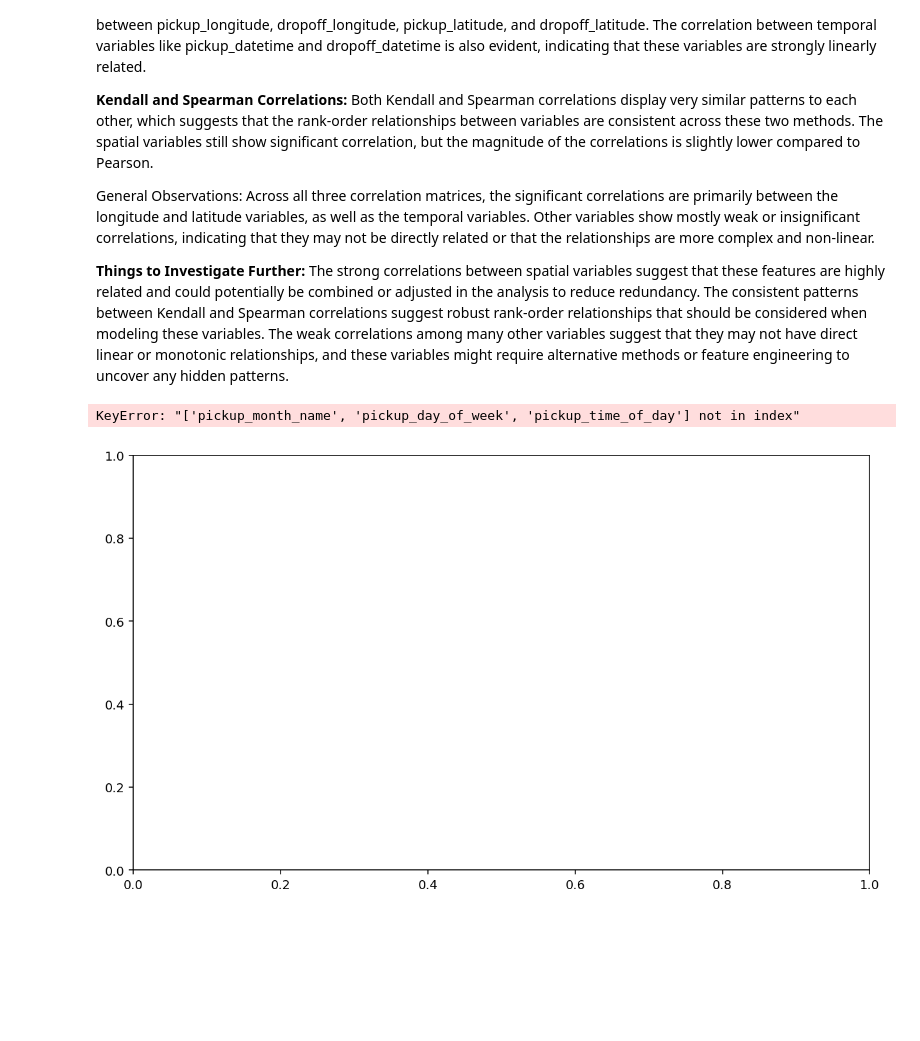
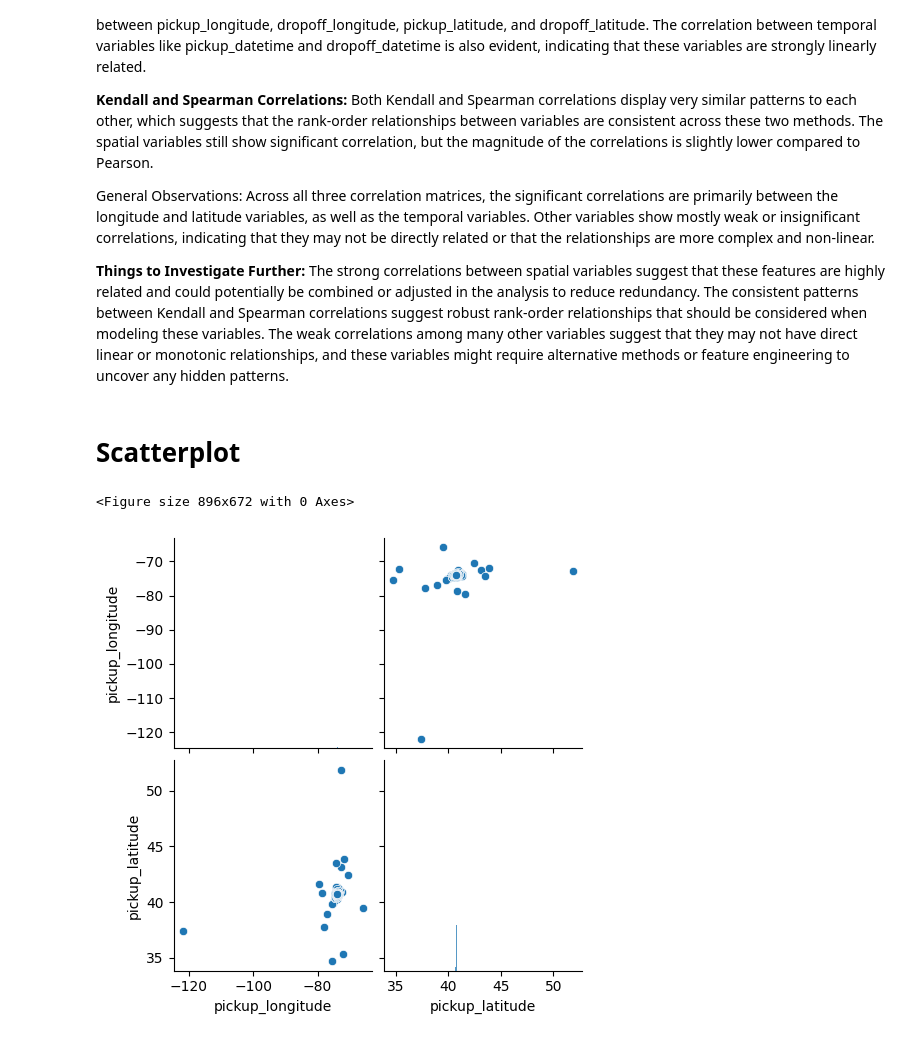
Before and after one commit to namozhdehi/KSR, a Jupyter notebook: NYC_Taxi_EDA.ipynb, the cells around one changed output. Cells and saved outputs as stored; diff of their text form; code cells hidden in the pictures; blank space fills up the shorter version.

```diff
--- a/NYC_Taxi_EDA.ipynb
+++ b/NYC_Taxi_EDA.ipynb
@@ -931,11 +928,19 @@ var.extend(dropoff)
-# %%
-# plotting heatmap usill all methods for all transaction variables
-plt.figure(figsize=(36,6), dpi=140)
-for j,i in enumerate(['pearson','kendall','spearman']):
-  plt.subplot(1,3,j+1)
-  correlation = numerical[var].dropna().corr(method=i)
-  sns.heatmap(correlation, linewidth = 2)
-  plt.title(i, fontsize=18)
-# %% [output]
-KeyError: "['pickup_month_name', 'pickup_day_of_week', 'pickup_time_of_day'] not in index"
-[figure, removed]
+# %% [markdown]
+# **Scatterplot**
+# %%
+import seaborn as sns
+import matplotlib.pyplot as plt
+
+# Assuming pickup_var is a list of column names
+pickup_var = ['pickup_longitude', 'pickup_latitude', 'pickup_datetime']  # Example list
+
+# Filter the DataFrame to include only the columns of interest
+numerical_subset = numerical[pickup_var]
+
+# Generate the pairplot for the selected columns
+plt.figure(dpi=140)
+sns.pairplot(numerical_subset)
+plt.show()
+# %% [output]
+<Figure size 896x672 with 0 Axes>
+[figure, added]
```
Also changed, not shown: parts of 10 cells of this notebook.
